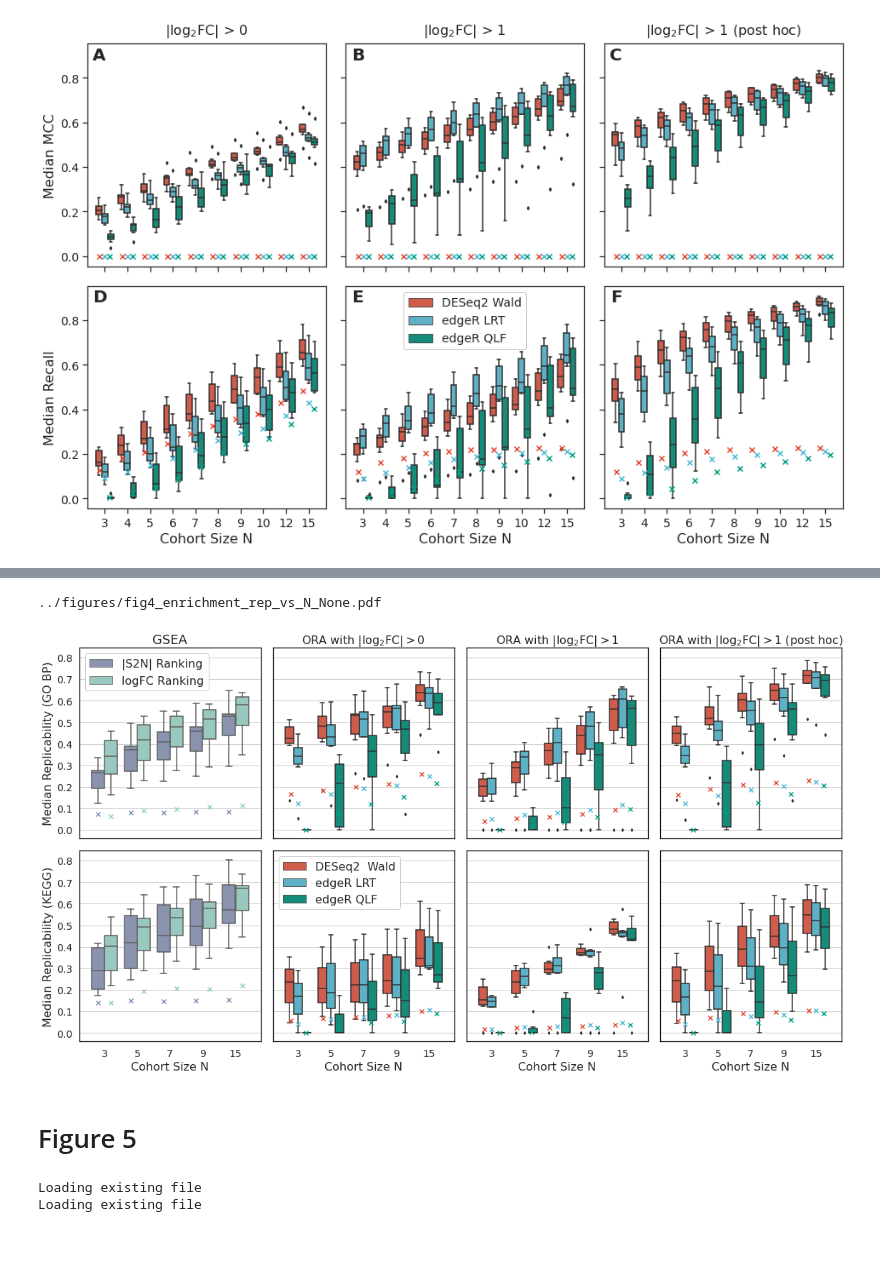
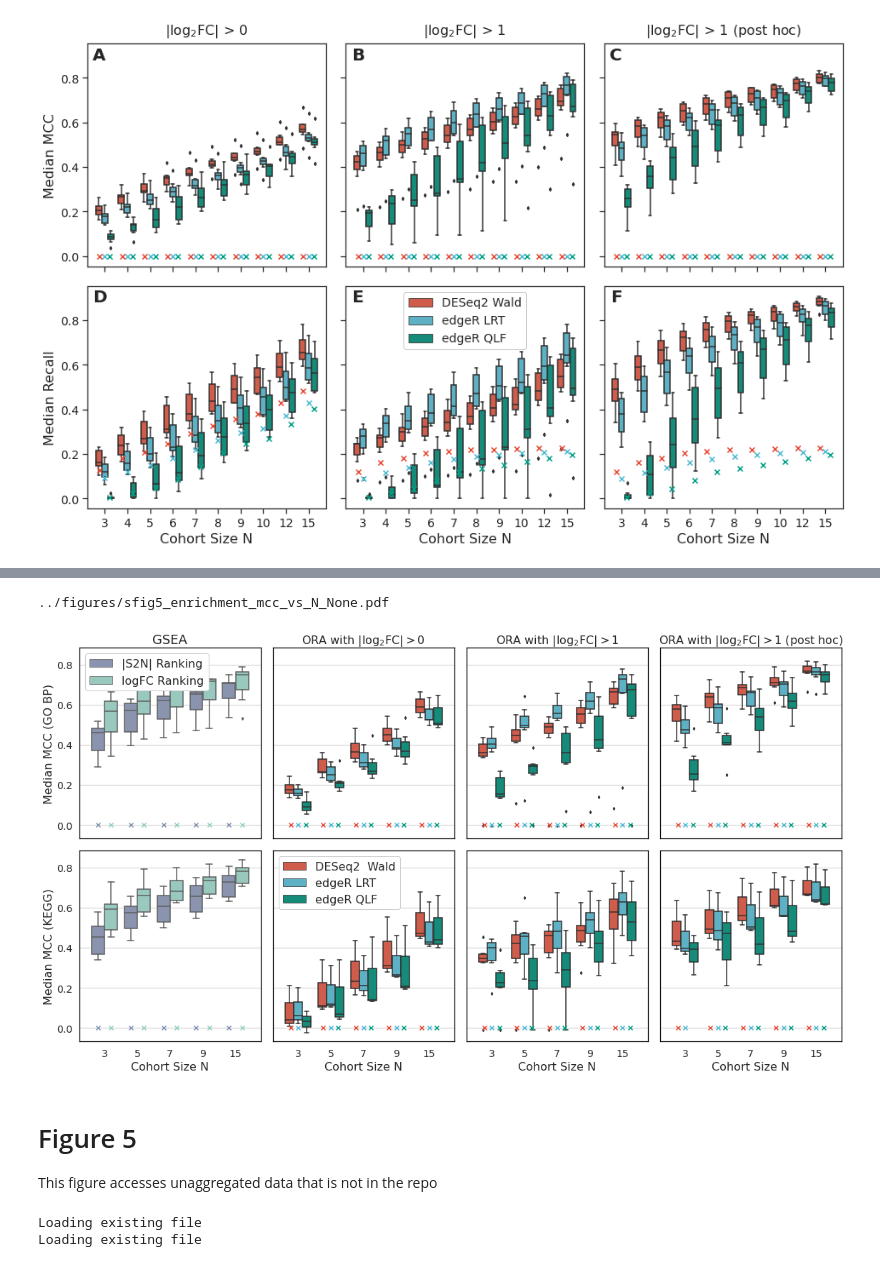
Before and after one commit to pdegen/RNASeqReplicability, a Jupyter notebook: notebooks/figures.ipynb, the cells around one changed output, grey strips where cells are left out. Drawn from its saved outputs; the diff is of its cells as text; code cells hidden in the pictures.

Commit message:
Supplementary figures

```diff
--- a/notebooks/figures.ipynb
+++ b/notebooks/figures.ipynb
@@ -577,7 +580,11 @@ for row in comb_gsea.loc[kegg_ix].index:
     met = random_metrics(comb_gsea.loc[row,"median_terms_common"], kegg_terms, comb_gsea.loc[row,"truth_common"], w=1)
     comb_gsea.loc[row,"rnd_mcc_common"],comb_gsea.loc[row,"rnd_prec_common"],comb_gsea.loc[row,"rnd_rec_common"] = met[0], met[1], met[2]
 # %%
-met  = "rep_common"
+met = "rep_common"
+#met = "mcc_common"
+#met = "prec_common"
+#met = "rec_common"
+#met = "terms_common"
 
 fig, ax = plt.subplots(2,4,figsize=(16,9), sharex=True, sharey = "row" if met.startswith("terms") else True)
 ax = ax.flatten()
@@ -679,38 +686,46 @@ for i, lib in enumerate(libraries):
     for j,enr in enumerate([GSEA,ORA_LFC0,ORA_LFC1,ORA_LFC_POST]):
         a = ax[j+i*4]
         c = comb[(comb["Out"] == outlier_method) & (comb["Library"] == lib) & (comb["FDR"] == FDR)]
 
         if enr == GSEA:
 
             for m,N in enumerate([3,5,7,9,15]):
                 cc = c[(c["N"]==N)&(c["DEA_Enrichment"].isin(enr))]
                 for k, rnk in enumerate(GSEA):
                     ccc = cc[cc["DEA_Enrichment"].isin([GSEA[k]])]
                     rnd = ccc["rnd_"+met+mode] if not "terms" in met else ccc["truth"+mode]
                     x,col = m - 0.2 + k*0.4, palette2[k] if not "terms" in met else "#444444"
                     a.scatter(x,np.mean(rnd),marker="x",color=col,zorder=99)
 
         else:
 
             for m,N in enumerate([3,5,7,9,15]):
                 cc = c[(c["N"]==N)&(c["DEA_Enrichment"].isin(enr))]
                 for k, rnk in enumerate(enr):
                     ccc = cc[cc["DEA_Enrichment"].isin([enr[k]])]
                     rnd = ccc["rnd_"+met+mode] if not "terms" in met else ccc["truth"+mode]
                     x,col = m - 0.23 + k*0.23, palette[k] if not "terms" in met else "#444444"
                     a.scatter(x,np.mean(rnd),marker="x",color=col,zorder=99)
 
 
-prefix = "fig4_" if met == "rep" else ""
+if met == "rep": prefix = "fig4_"
+elif met == "mcc": prefix = "sfig5_"
+elif met == "prec": prefix = "sfig6_"
+elif met == "rec": prefix = "sfig7_"
+elif met == "terms": prefix = "sfig8_"
+else: raise Exception("Select prefix")
+
 figpath = f"../figures/{prefix}enrichment_{met}_vs_N_{outlier_method}.pdf"
 fig.tight_layout()
 fig.savefig(figpath)
 print(figpath)
 # %% [output]
-../figures/fig4_enrichment_rep_vs_N_None.pdf
+../figures/sfig5_enrichment_mcc_vs_N_None.pdf
-[figure, old version]
+[figure, new version]
 # %% [markdown]
 # Figure 5
+
+This figure accesses unaggregated data that is not in the repo
 # %%
 from misc import open_table, get_grid_size
 from process import gene_rep
```
Also changed, not shown: parts of 15 cells of this notebook, 18 other files.
